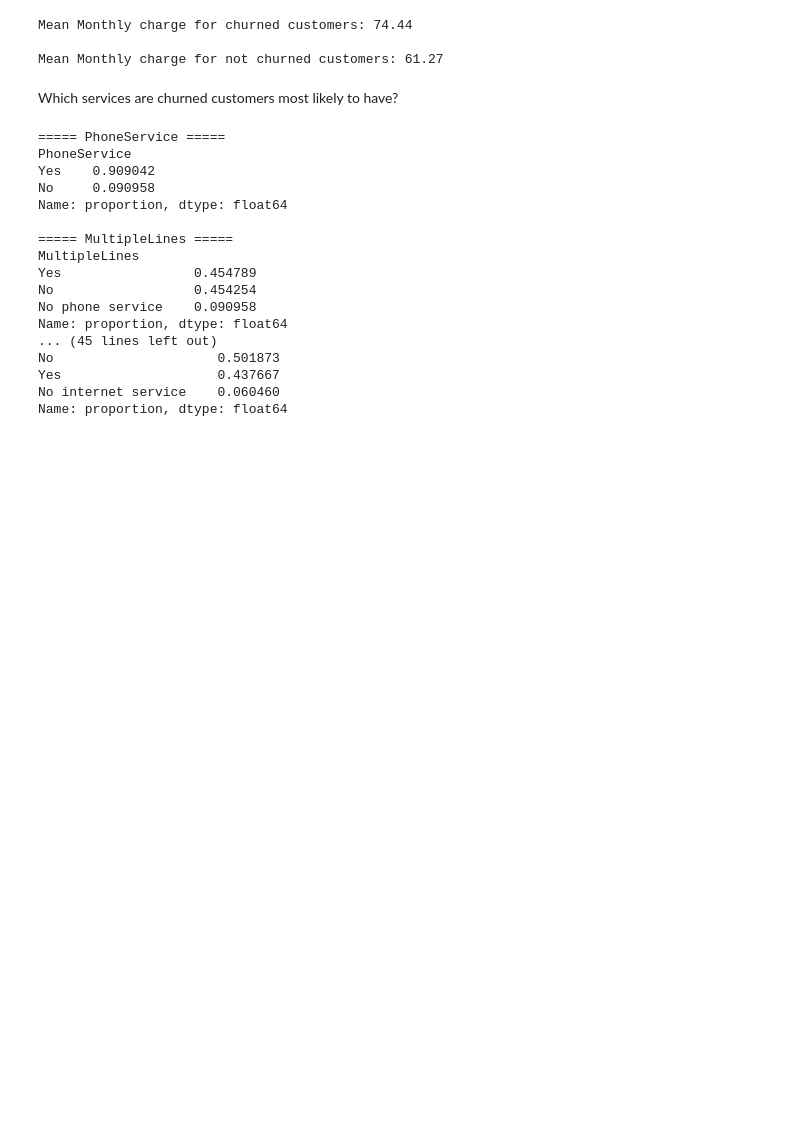
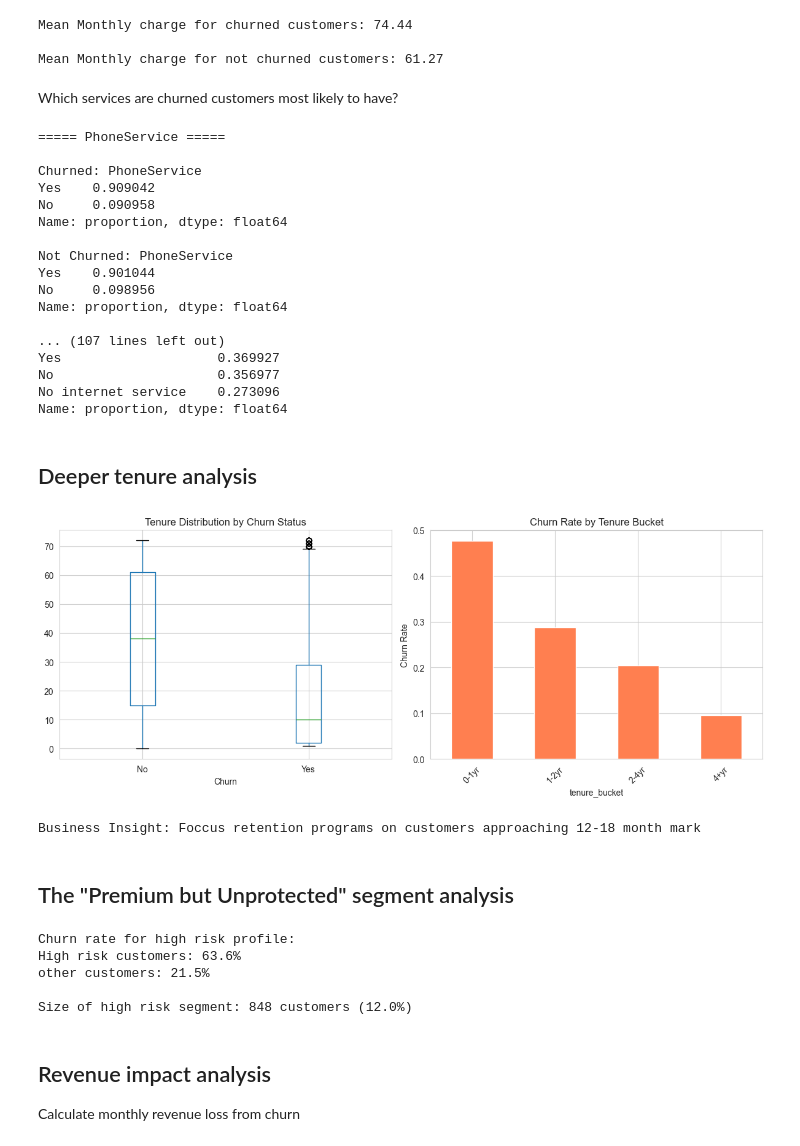
Before and after one commit to Muhammadali1029/churn-prediction-project, a Jupyter notebook: churn-prediction/notebooks/01_eda.ipynb, the cells around one changed output. Saved outputs shown, nothing was run; the diff lists cells and outputs as text; code cells hidden in the pictures; blank space fills up the shorter version.

Commit message:
Deep EDA with visualisation inside notebook

```diff
--- a/churn-prediction/notebooks/01_eda.ipynb
+++ b/churn-prediction/notebooks/01_eda.ipynb
@@ -120,25 +120,83 @@ Which services are churned customers most likely to have?
 # %%
 services_cols = ['PhoneService', 'MultipleLines', 'InternetService', 'OnlineSecurity', 'OnlineBackup', 'DeviceProtection', 'TechSupport', 'StreamingTV', 'StreamingMovies']
 churned_df = df[df['Churn'] == 'Yes']
+not_churned_df = df[df['Churn'] == 'No']
 
 for cols in services_cols:
     print(f"\n===== {cols} =====")
-    print(churned_df[cols].value_counts(normalize=True))
+    print(f"\nChurned: {churned_df[cols].value_counts(normalize=True)} \n\nNot Churned: {not_churned_df[cols].value_counts(normalize=True)}")
 # %% [output]
 ===== PhoneService =====
-PhoneService
+
+Churned: PhoneService
 Yes    0.909042
 No     0.090958
 Name: proportion, dtype: float64
 
-===== MultipleLines =====
-MultipleLines
-Yes                 0.454789
-No                  0.454254
-No phone service    0.090958
+Not Churned: PhoneService
+Yes    0.901044
+No     0.098956
 Name: proportion, dtype: float64
-... (45 lines left out)
-No                     0.501873
-Yes                    0.437667
-No internet service    0.060460
+
+... (107 lines left out)
+Yes                    0.369927
+No                     0.356977
+No internet service    0.273096
 Name: proportion, dtype: float64
+# %% [markdown]
+## Deeper tenure analysis
+# %%
+plt.figure(figsize=(12,5))
+
+plt.subplot(1, 2, 1)
+df.boxplot(column='tenure', by='Churn', ax=plt.gca())
+plt.title('Tenure Distribution by Churn Status')
+plt.suptitle('')
+
+plt.subplot(1, 2, 2)
+# churn rate by tenure buckets
+df['tenure_bucket'] = pd.cut(df['tenure'],
+                             bins=[0,12,24,48,72],
+                             labels=['0-1yr', '1-2yr', '2-4yr', '4+yr'])
+# group the df by tenure bucket, only looking at the churn, and get mean for each group
+churn_by_tenure = df.groupby('tenure_bucket')['Churn'].apply(lambda x: (x == 'Yes').mean())
+churn_by_tenure.plot(kind='bar', color='coral')
+plt.title('Churn Rate by Tenure Bucket')
+plt.ylabel('Churn Rate')
+plt.xticks(rotation=45)
+plt.tight_layout()
+plt.show()
+# %% [output]
+[figure, added]
+# %%
+print("Business Insight: Foccus retention programs on customers approaching 12-18 month mark")
+# %% [output]
+Business Insight: Foccus retention programs on customers approaching 12-18 month mark
+# %% [markdown]
+## The "Premium but Unprotected" segment analysis
+# %%
+# Create a flag for high risk customers
+df['high_risk_profile'] = (
+    (df['InternetService'] == 'Fiber optic') &
+    (df['OnlineSecurity'] == 'No') &
+    (df['OnlineBackup'] == 'No') &
+    (df['DeviceProtection'] == 'No') &
+    (df['TechSupport'] == 'No')
+)
+
+risk_churn = df.groupby('high_risk_profile')['Churn'].apply(lambda x: (x == 'Yes').mean())
+print("Churn rate for high risk profile: ")
+print(f"High risk customers: {risk_churn[True]:.1%}")
+print(f"other customers: {risk_churn[False]:.1%}")
+
+# How many customers are high risk of churning
+print(f"\nSize of high risk segment: {df['high_risk_profile'].sum()} customers ({df['high_risk_profile'].mean():.1%})")
+# %% [output]
+Churn rate for high risk profile:
+High risk customers: 63.6%
+other customers: 21.5%
+
+Size of high risk segment: 848 customers (12.0%)
+# %% [markdown]
+## Revenue impact analysis
+Calculate monthly revenue loss from churn
```
Also changed, not shown: parts of 1 cell of this notebook, 1 other file.
